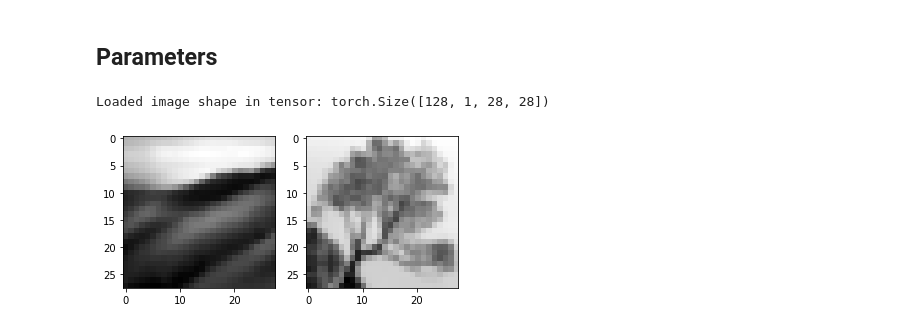
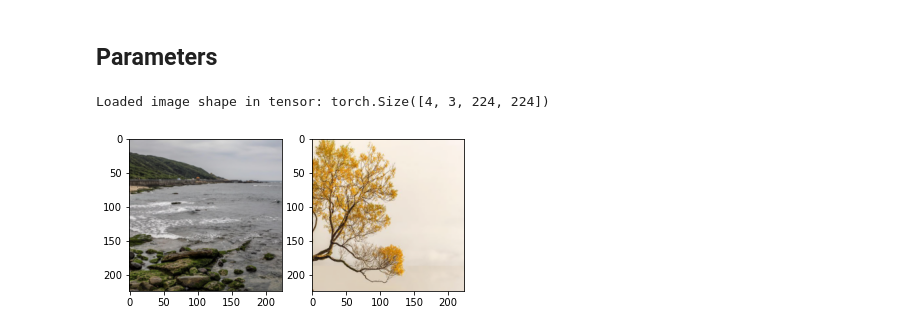
Before and after one commit to arthurviens/genmodel-DCGAN, a Jupyter notebook: autoencoder.ipynb, the cells around one changed output. Saved outputs shown, nothing was run; the diff lists cells and outputs as text; code cells hidden in the pictures.

```diff
--- a/autoencoder.ipynb
+++ b/autoencoder.ipynb
@@ -21,29 +21,25 @@ device(type='cuda', index=0)
 batch_size_train = 4
 batch_size_test = 4
 
-#train_loader, test_loader = define_mnist_loaders(batch_size_train, batch_size_test)
 train_loader, test_loader = define_landscapes_loaders(batch_size_train, batch_size_test,
-                                                      rescale=32, crop=28)
+                                                      rescale=256, crop=224)
 
-encoding_dim = 128
-lr = 0.1
-momentum = 0.5
-log_interval = 10
+encoding_dim = 2048
+lr = 0.0001
 n_epochs = 1
 # %%
 # get minibatch
 x = next(iter(train_loader))
 x_test = next(iter(test_loader))
-if isinstance(x, list): # if MNIST
-    x = x[0]; x_test = x_test[0]
+
 print('Loaded image shape in tensor:', x.size())
-fig,axes = plt.subplots(1,2); plt.set_cmap(['gray', "viridis"][0]);
-img1 = x[0][0].numpy()#.transpose((1, 2, 0))
-img2 = x_test[0][0].detach().numpy()#.transpose((1, 2, 0))
+fig,axes = plt.subplots(1,2);
+img1 = x[0].numpy().transpose((1, 2, 0))
+img2 = x_test[0].detach().numpy().transpose((1, 2, 0))
 axes[0].imshow(img1); # .transpose((1, 2, 0))
 axes[1].imshow(img2);
 # %% [output]
-Loaded image shape in tensor: torch.Size([128, 1, 28, 28])
+Loaded image shape in tensor: torch.Size([4, 3, 224, 224])
-[figure, old version]
+[figure, new version]
 # %%
 #autoencoder = MNIST_Autoencoder(28*28, encoding_dim)
```
Also changed, not shown: parts of 12 cells of this notebook, 4 other files.
